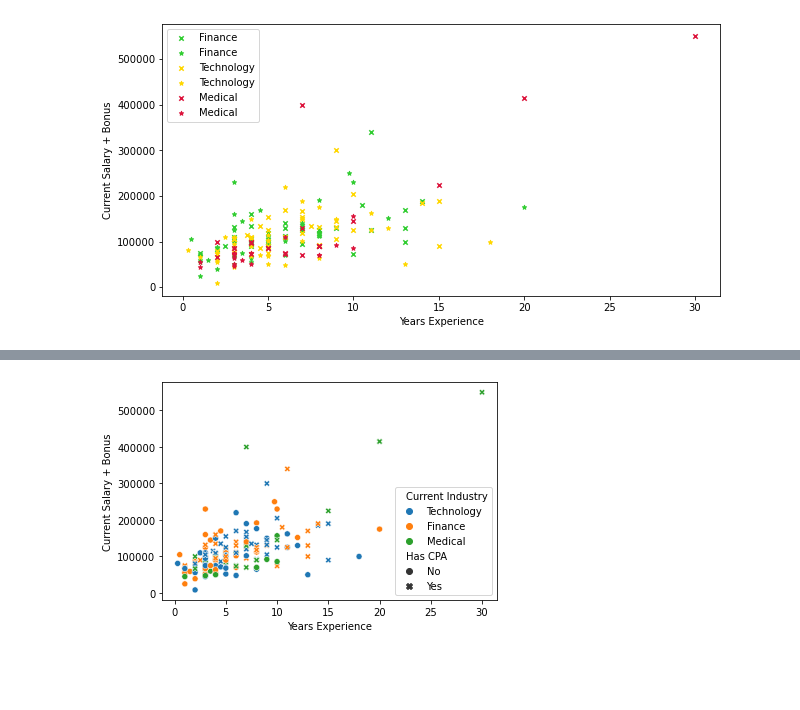
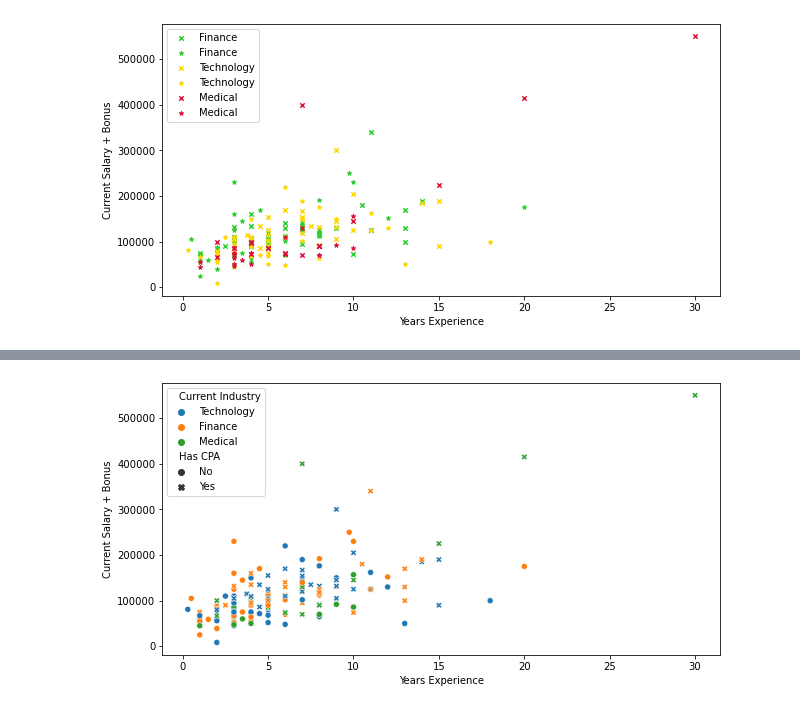
Before and after one commit to papir805/accounting_analysis, a Jupyter notebook: accounting_eda.ipynb, the cells around one changed output, grey strips where cells are left out. Saved outputs shown, nothing was run; the diff lists cells and outputs as text; code cells hidden in the pictures; blank space fills up the shorter version.

```diff
--- a/accounting_eda.ipynb
+++ b/accounting_eda.ipynb
@@ -1581,9 +1602,10 @@ SyntaxError: invalid syntax (<ipython-input-84-aee538c6df64>, line 3)
 # %%
 yes_no_industry = industry_df_greater_30[industry_df_greater_30['Has CPA']!='Finishing Exp Req']
 top3_industries = yes_no_industry[yes_no_industry['Current Industry'].isin(['Finance', 'Technology', 'Medical'])]
 
-sns.scatterplot(data=top3_industries, x = 'Years Experience', y='Current Salary + Bonus', hue='Current Industry', style='Has CPA')
+fig, ax = plt.subplots(figsize=(10,5))
+sns.scatterplot(data=top3_industries, x = 'Years Experience', y='Current Salary + Bonus', hue='Current Industry', style='Has CPA', ax=ax)
 
 plt.show()
 # %% [output]
-[figure, old version]
+[figure, new version]
```
Also changed, not shown: parts of 59 cells of this notebook.
